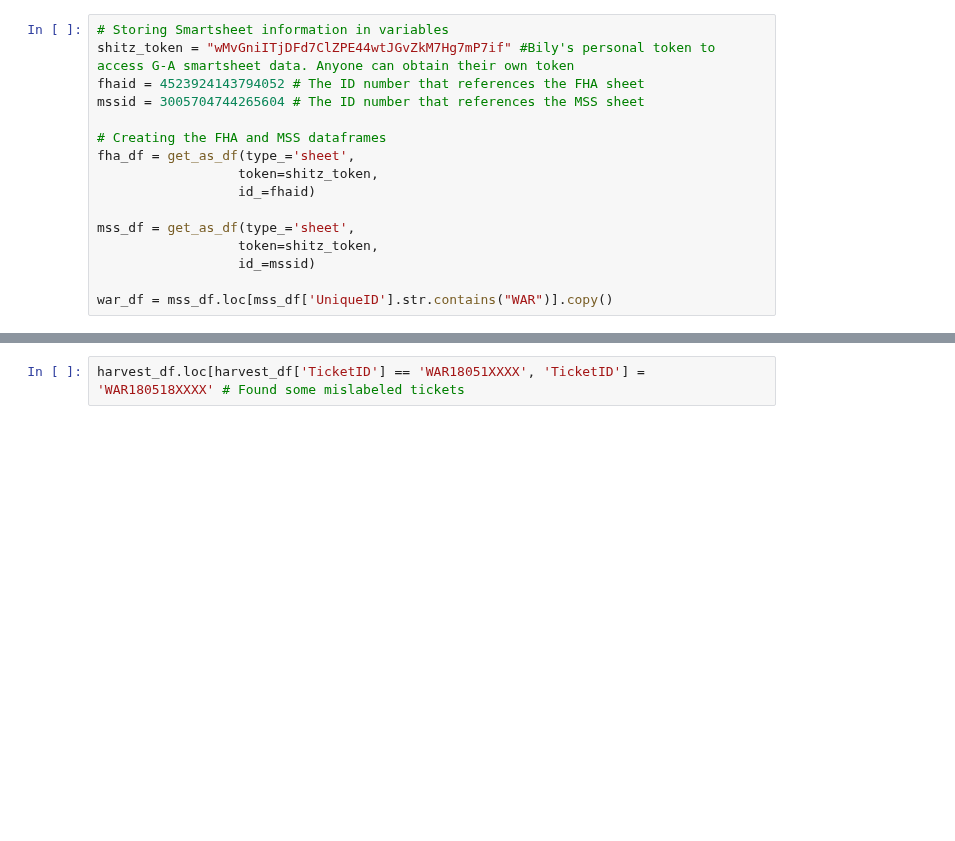
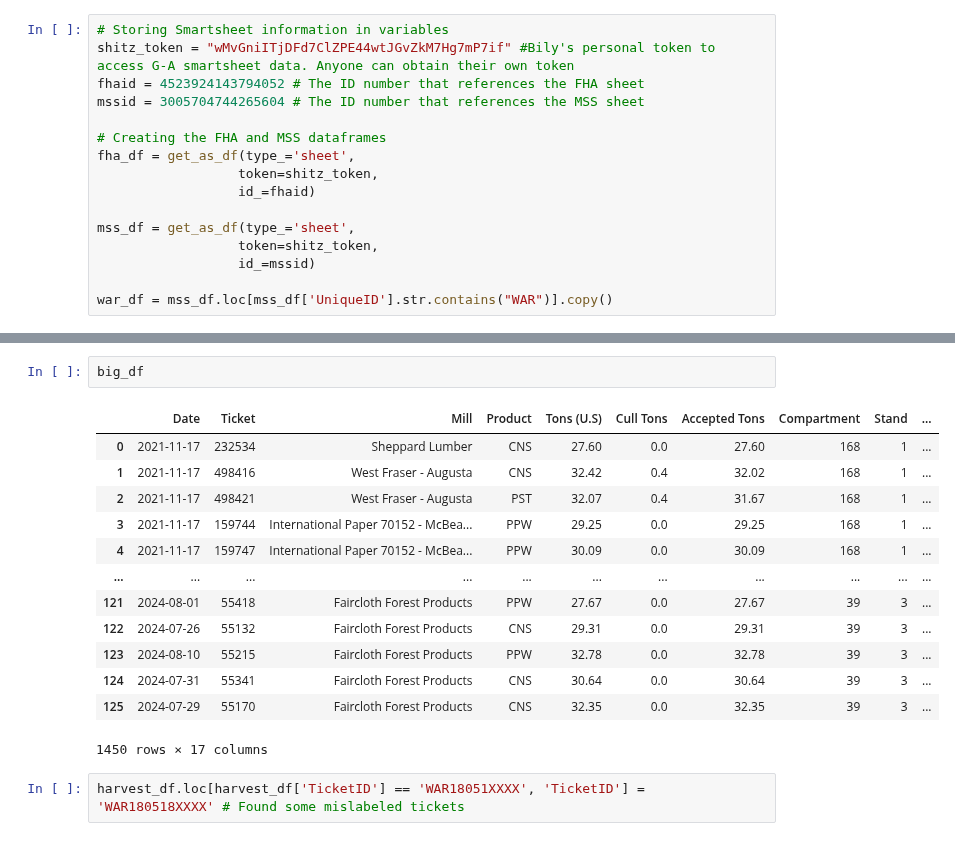
Before and after one commit to BilyBrown/sqlite3-tutorial, a Jupyter notebook: create_harvest_table_00.ipynb, the cells around one changed output, grey strips where cells are left out. Cells and saved outputs as stored; diff of their text form; blank space fills up the shorter version.

```diff
--- a/create_harvest_table_00.ipynb
+++ b/create_harvest_table_00.ipynb
@@ -91,3 +112,19 @@ WAR_RP9_Compiled.xlsm
+# %%
+big_df
+# %% [output]
+|  | Date | Ticket | Mill | Product | Tons (U.S) | Cull Tons | Accepted Tons | Compartment | Stand | ... |
+| 0 | 2021-11-17 | 232534 | Sheppard Lumber | CNS | 27.60 | 0.0 | 27.60 | 168 | 1 | ... |
+| 1 | 2021-11-17 | 498416 | West Fraser - Augusta | CNS | 32.42 | 0.4 | 32.02 | 168 | 1 | ... |
+| 2 | 2021-11-17 | 498421 | West Fraser - Augusta | PST | 32.07 | 0.4 | 31.67 | 168 | 1 | ... |
+| 3 | 2021-11-17 | 159744 | International Paper 70152 - McBea... | PPW | 29.25 | 0.0 | 29.25 | 168 | 1 | ... |
+| 4 | 2021-11-17 | 159747 | International Paper 70152 - McBea... | PPW | 30.09 | 0.0 | 30.09 | 168 | 1 | ... |
+| ... | ... | ... | ... | ... | ... | ... | ... | ... | ... | ... |
+| 121 | 2024-08-01 | 55418 | Faircloth Forest Products | PPW | 27.67 | 0.0 | 27.67 | 39 | 3 | ... |
+| 122 | 2024-07-26 | 55132 | Faircloth Forest Products | CNS | 29.31 | 0.0 | 29.31 | 39 | 3 | ... |
+| 123 | 2024-08-10 | 55215 | Faircloth Forest Products | PPW | 32.78 | 0.0 | 32.78 | 39 | 3 | ... |
+| 124 | 2024-07-31 | 55341 | Faircloth Forest Products | CNS | 30.64 | 0.0 | 30.64 | 39 | 3 | ... |
+| 125 | 2024-07-29 | 55170 | Faircloth Forest Products | CNS | 32.35 | 0.0 | 32.35 | 39 | 3 | ... |
+1450 rows × 17 columns
 # %%
 harvest_df.loc[harvest_df['TicketID'] == 'WAR18051XXXX', 'TicketID'] = 'WAR180518XXXX' # Found some mislabeled tickets
 # %%
```
Also changed, not shown: parts of 8 cells of this notebook, 50 other files.
